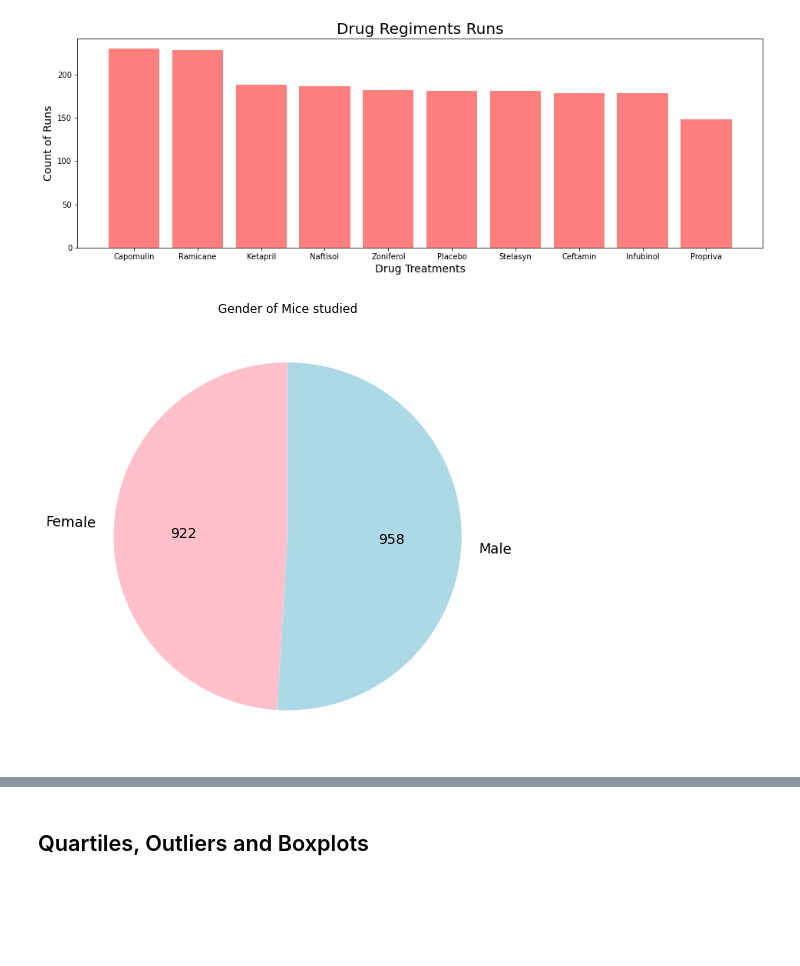
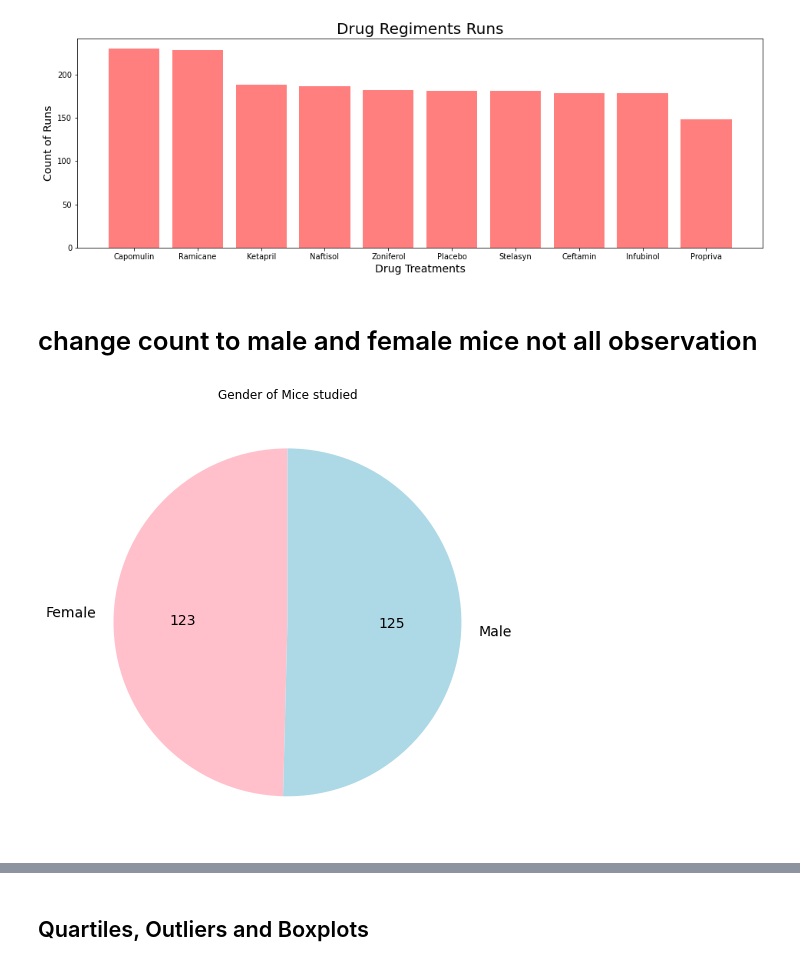
Before and after one commit to JeffPinegar/Python_ManCeuticals, a Jupyter notebook: JSP Pymaceuticals.ipynb, the cells around one changed output, grey strips where cells are left out. Cells and saved outputs as stored; diff of their text form; code cells hidden in the pictures; blank space fills up the shorter version.

```diff
--- a/JSP Pymaceuticals.ipynb
+++ b/JSP Pymaceuticals.ipynb
@@ -193,19 +193,23 @@ plt.bar(x_axis, y_axis, color='r', alpha=0.5, align="center");      # create the
 plt.show()                                                          # show the bar chart
 # %% [output]
 [figure]
+# %% [markdown]
+# change count to male and female mice not all observation
 # %%
 # Generate a pie plot showing the distribution of female versus male mice using Pandas
-mouse_df.groupby(['Sex'])['Mouse ID'].count().plot(kind='pie',
+numOfMice=len(mouse_df['Mouse ID'].unique())
+
+mouse_df.groupby(['Sex'])['Mouse ID'].nunique().plot(kind='pie',
                                                 figsize=(8,8),                                      #Set the figure size using the (x, y) tuple
                                                 colors = ['pink','lightblue'],                      # Set the colors to pink and light blue
                                                 title="Gender of Mice studied",                     # Add the title
-                                                autopct=lambda x: '{:.0f}'.format(x*a.sum()/100),   # convert the % value back to a count value - The pie show the percent visually
+                                                autopct=lambda x: '{:.0f}'.format(x*numOfMice/100), # convert the % value back to a count value - The pie show the percent visually
                                                 startangle=90,                                      # change the starting angle to straight up
                                                 label='',                                           # Supress the vertical name title 'Mouse ID' on the left side
                                                 rotatelabels = True,                                # slice label will be at the angel of the slice
                                                 textprops={'fontsize': 14},                         # set the font size labels and ledgen
                                                 shadow = False);                                    # Don't have a shadow
 # %% [output]
-[figure, old version]
+[figure, new version]
 # %%
 # Generate a pie plot showing the distribution of female versus male mice using pyplot
```
Also changed, not shown: parts of 11 cells of this notebook, 1 other file.
